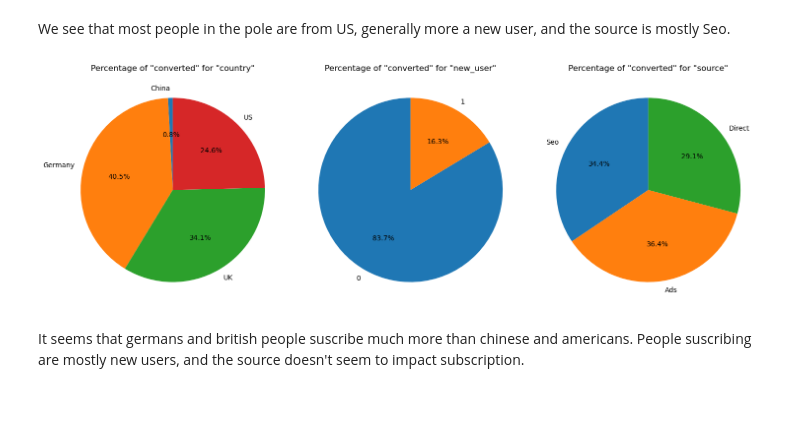
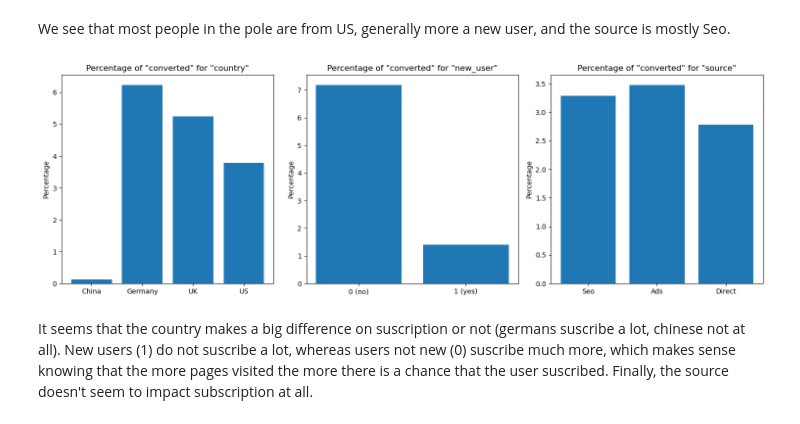
Before and after one commit to elodiesune/Bloc_3_ML, a Jupyter notebook: PROJECT_Conversion/Part_1_EDA.ipynb, the cells around one changed output. Drawn from its saved outputs; the diff is of its cells as text; code cells hidden in the pictures.

Commit message:
conversion EDA add graph

```diff
--- a/PROJECT_Conversion/Part_1_EDA.ipynb
+++ b/PROJECT_Conversion/Part_1_EDA.ipynb
@@ -149,16 +149,22 @@ We see that most people in the pole are from US, generally more a new user, and
 # %%
 fig, axs = plt.subplots(1, len(cat_features), figsize=(15, 5))
 
 for i, feature in enumerate(cat_features):
     counts = data[feature].value_counts()
     converted_counts = data[data['converted'] == 1][feature].value_counts()
     percentages = (converted_counts / counts) * 100
-    axs[i].pie(percentages, labels=percentages.index, autopct='%1.1f%%', startangle=90)
+
+    axs[i].bar(percentages.index, percentages.values)
     axs[i].set_title(f'Percentage of "converted" for "{feature}"')
+    axs[i].set_ylabel('Percentage')
+
+    if feature == 'new_user':
+        axs[i].set_xticks([0, 1])
+        axs[i].set_xticklabels(['0 (no)', '1 (yes)'])
 
 plt.tight_layout()
 plt.show()
 # %% [output]
-[figure, old version]
+[figure, new version]
-# %% [markdown]
-It seems that germans and british people suscribe much more than chinese and americans. People suscribing are mostly new users, and the source doesn't seem to impact subscription.
+# %% [markdown]
+It seems that the country makes a big difference on suscription or not (germans suscribe a lot, chinese not at all). New users (1) do not suscribe a lot, whereas users not new (0) suscribe much more, which makes sense knowing that the more pages visited the more there is a chance that the user suscribed. Finally, the source doesn't seem to impact subscription at all.
```
